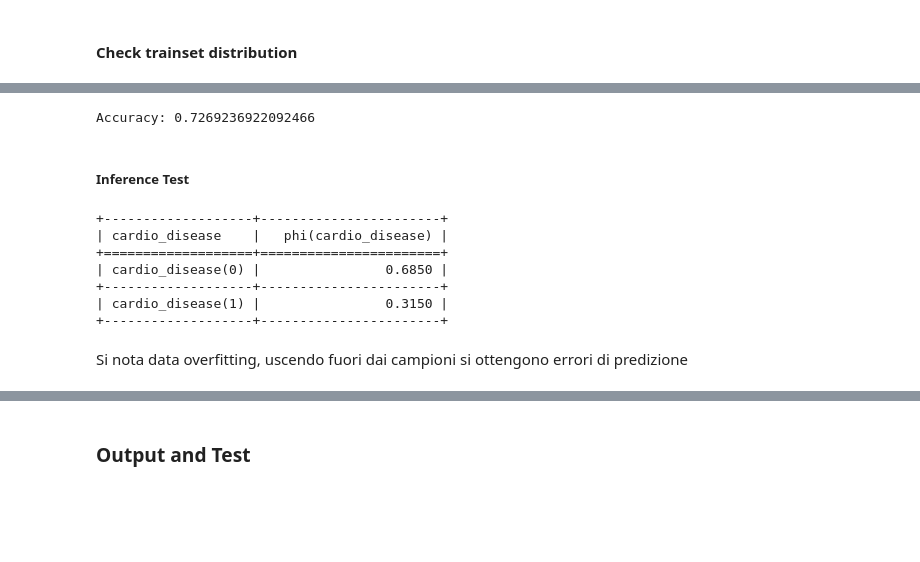
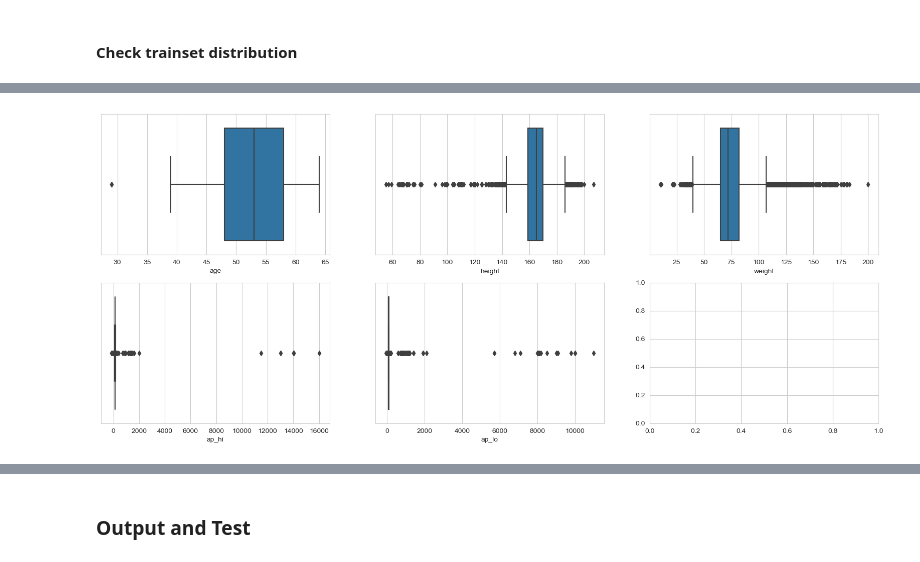
Before and after one commit to wredan/cardiovascular-disease-bayesian-network, a Jupyter notebook: cardiovascular_desease.ipynb, the cells around one changed output, grey strips where cells are left out. Cells and saved outputs as stored; diff of their text form; code cells hidden in the pictures; blank space fills up the shorter version.

```diff
--- a/cardiovascular_desease.ipynb
+++ b/cardiovascular_desease.ipynb
@@ -19,3 +29,44 @@ from sklearn.model_selection import train_test_split
+# %%
+def dataset_split(df, test_size=0.1):
+    df = df.drop('id', axis=1)
+    train_set, test_set = train_test_split(df, test_size=test_size)
+
+    # save to csv
+    test_set.to_csv('cardio_test_set.csv', index=False, sep=";")
+    train_set.to_csv('cardio_train_set.csv', index=False, sep=";")
+
+def draw_graphs(models, nrows=1, ncols=1, figsize=(15, 8)):
+    fig, axes = plt.subplots(nrows=nrows, ncols=ncols, figsize=figsize)
+    for i, model in enumerate(models):
+        graph = nx.DiGraph()
+        graph.add_edges_from(model.edges())
+        nx.draw_networkx(graph, pos=nx.circular_layout(graph), with_labels=True, ax= axes if not isinstance(axes, np.ndarray) else axes[i])
+
+    plt.show()
+
+def print_bin_cat_distribution(df, cat_cols=["cholesterol", "gluc"], nrows=2, ncols=4, figsize=(25, 10)):
+    binary_cols = ["gender", "smoke", "alco", "active", "cardio_disease"]
+    fig, axes = plt.subplots(nrows=nrows, ncols=ncols, figsize=figsize)
+    axes = axes.flatten()
+
+    for i, col in enumerate(binary_cols + cat_cols):
+        if col == "gender":
+            sns.countplot(x=col, data=df, ax=axes[i])
+            axes[i].set_xticklabels(["women", "men"])
+        elif col == "cholesterol" or col == "gluc":
+            sns.countplot(x=col, data=df, ax=axes[i])
+            axes[i].set_xticklabels(["normal", "above normal", "well above normal"])
+        else:
+            sns.countplot(x=col, data=df, ax=axes[i])
+            axes[i].set_xlabel(col)
+
+def print_numeric_distribution(df, numeric_cols = ["age", "height", "weight", "ap_hi", "ap_lo"]):
+    sns.set_style("whitegrid")
+    fig, axes = plt.subplots(nrows=2, ncols=3, figsize=(20, 8))
+    axes = axes.flatten()
+    for i, col in enumerate(numeric_cols):
+        sns.boxplot(x=df[col], ax=axes[i])
+        axes[i].set_xlabel(col)
 # %% [markdown]
 ### Dataset
 Piccola intro sul dataset
@@ -294,32 +208,0 @@ model.fit(data=train_data, estimator=MaximumLikelihoodEstimator)
-# %%
-from sklearn.metrics import accuracy_score
-
-# Genera le previsioni del modello sui dati di test
-prediction_dataset = test_data.drop(["cardio_disease"], axis=1)
-y_pred = model.predict(prediction_dataset)
-
-# Ottieni le etichette reali dal dataset di test
-y_true = test_data['cardio_disease'].values
-
-# Calcola l'accuracy del modello
-accuracy = accuracy_score(y_true, y_pred)
-
-print("Accuracy:", accuracy)
-# %% [output]
-Accuracy: 0.7269236922092466
-# %% [markdown]
-##### Inference Test
-# %%
-infer = VariableElimination(model)
-
-# Esempio: probabilità di cardio = 1 (cioè malattia cardiovascolare) avendo un paziente di 60 anni, di genere maschile, alto 170 cm, peso 70 kg, con pressione sistolica di 120, pressione diastolica di 80, colesterolo 1, glucosio 1, non fumatore, non alcolista, attivo
-q = infer.query(variables=['cardio_disease'], evidence={'age': 60, 'gender': 2, 'height': 170, 'weight': 70, 'ap_hi': 120, 'ap_lo': 80, 'cholesterol': 1, 'gluc': 1, 'smoke': 0, 'alco': 0, 'active': 1})
-print(q)
-# %% [output]
-+-------------------+-----------------------+
-| cardio_disease    |   phi(cardio_disease) |
-+===================+=======================+
-| cardio_disease(0) |                0.6850 |
-+-------------------+-----------------------+
-| cardio_disease(1) |                0.3150 |
-+-------------------+-----------------------+
@@ -332,2 +209,4 @@ print(q)
-# %% [markdown]
-Si nota data overfitting, uscendo fuori dai campioni si ottengono errori di predizione
+# %%
+print_numeric_distribution(train_data)
+# %% [output]
+[figure, added]
```
Also changed, not shown: parts of 63 cells of this notebook.
